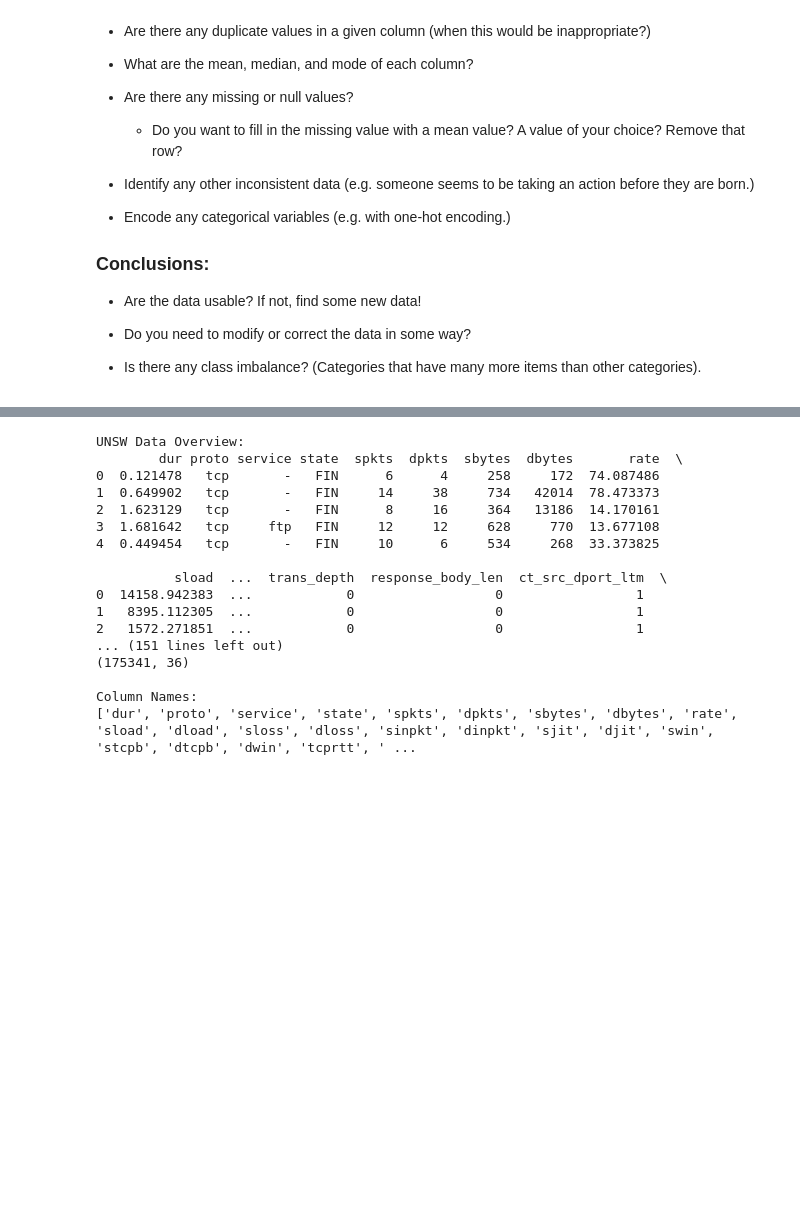
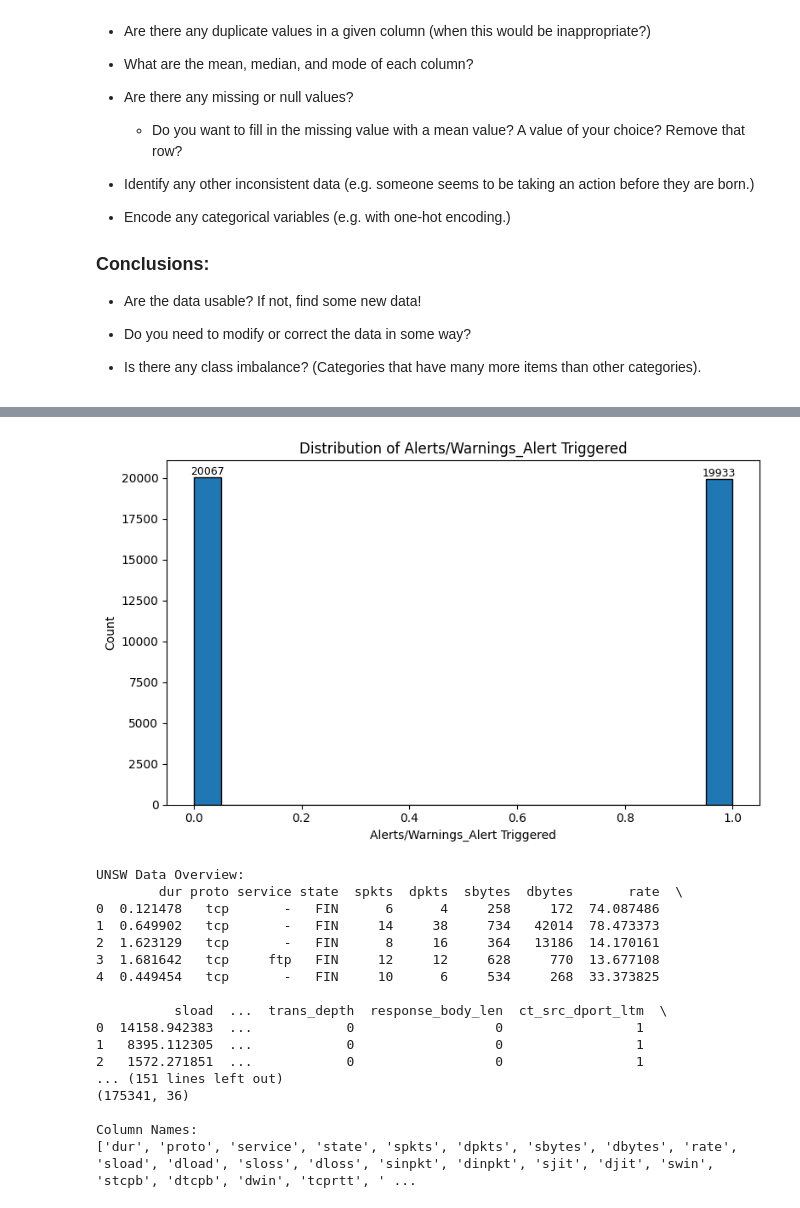
Before and after one commit to luanbui/DX699S, a Jupyter notebook: Week2.ipynb, the cells around one changed output, grey strips where cells are left out. Drawn from its saved outputs; the diff is of its cells as text; code cells hidden in the pictures; blank space fills up the shorter version.

```diff
--- a/Week2.ipynb
+++ b/Week2.ipynb
@@ -117,3 +126,22 @@ plt.show()
+# %%
+
+# Plot the distribution of 'Alerts/Warnings_Alert Triggered'
+plt.figure(figsize=(8, 5))
+counts, bins, patches = plt.hist(cybersecurity_data_encoded['Alerts/Warnings_Alert Triggered'], bins=20, edgecolor='black')
+plt.xlabel('Alerts/Warnings_Alert Triggered')
+plt.ylabel('Count')
+plt.title('Distribution of Alerts/Warnings_Alert Triggered')
+plt.tight_layout()
+
+# Add numbers to bars
+for count, patch in zip(counts, patches):
+    if count > 0:
+        plt.text(patch.get_x() + patch.get_width() / 2, count, int(count),
+                 ha='center', va='bottom', fontsize=9)
+
+plt.show()
+# %% [output]
+[figure, added]
 # %%
 #unsw_data exploration
 print("UNSW Data Overview:")
```
Also changed, not shown: parts of 9 cells of this notebook, 1 other file.
